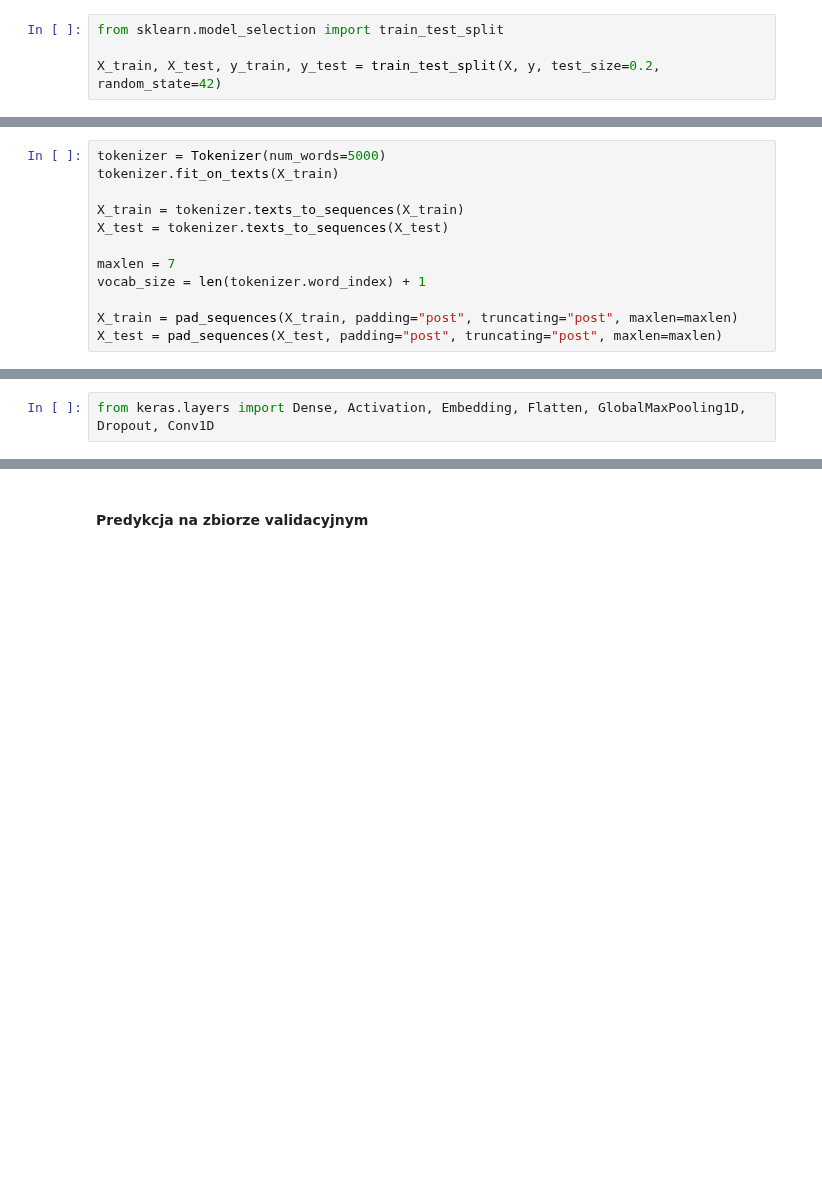
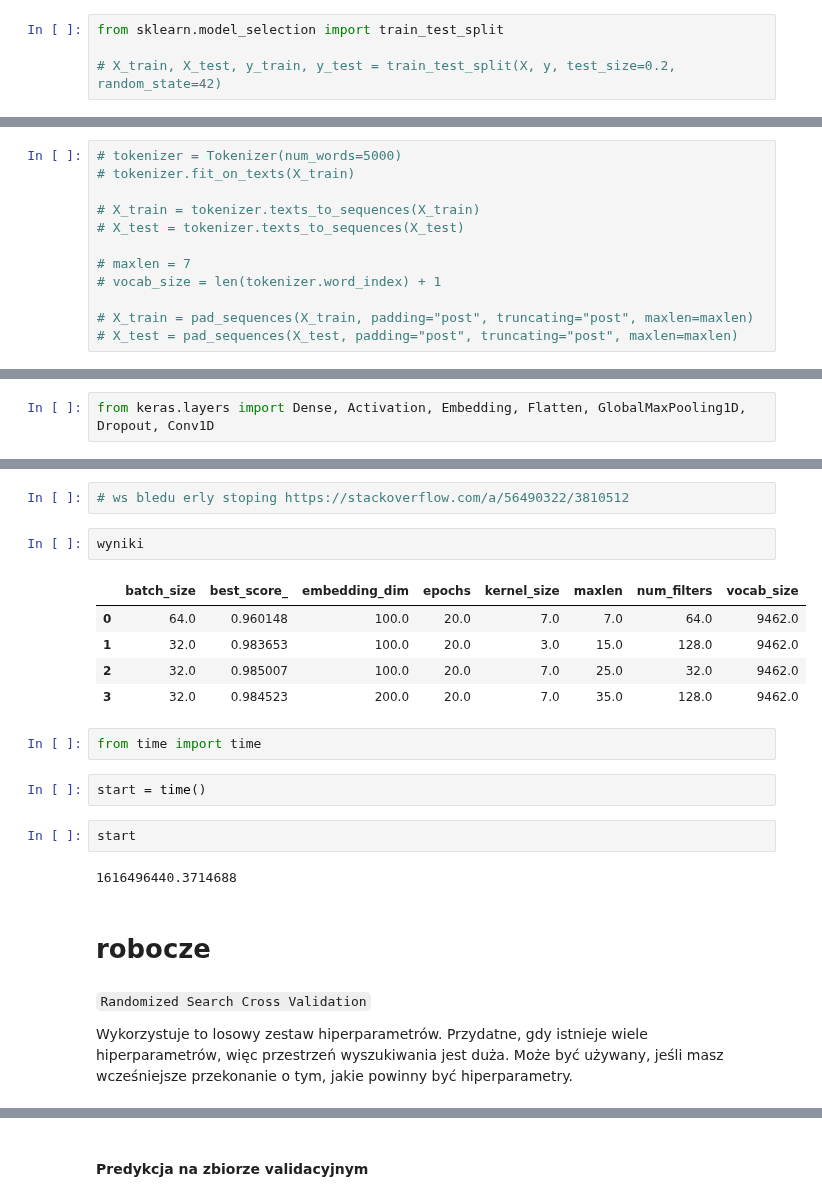
Before and after one commit to ciepielajan/Multi-Class-Classification-NLP, a Jupyter notebook: Detecting_intentions_CNN_KerasClassifier_i_RandomizedSearchCV.ipynb, the cells around one changed output, grey strips where cells are left out. Cells and saved outputs as stored; diff of their text form; blank space fills up the shorter version.

```diff
--- a/Detecting_intentions_CNN_KerasClassifier_i_RandomizedSearchCV.ipynb
+++ b/Detecting_intentions_CNN_KerasClassifier_i_RandomizedSearchCV.ipynb
@@ -110,5 +110,5 @@ X.shape, y.shape
 # %%
 from sklearn.model_selection import train_test_split
 
-X_train, X_test, y_train, y_test = train_test_split(X, y, test_size=0.2, random_state=42)
+# X_train, X_test, y_train, y_test = train_test_split(X, y, test_size=0.2, random_state=42)
 # %%
@@ -121,17 +119,17 @@ X_train.shape, X_test.shape, y_train.shape, y_test.shape
 from keras.preprocessing.sequence import pad_sequences
 from keras.preprocessing.text import Tokenizer
 # %%
-tokenizer = Tokenizer(num_words=5000)
-tokenizer.fit_on_texts(X_train)
+# tokenizer = Tokenizer(num_words=5000)
+# tokenizer.fit_on_texts(X_train)
 
-X_train = tokenizer.texts_to_sequences(X_train)
-X_test = tokenizer.texts_to_sequences(X_test)
+# X_train = tokenizer.texts_to_sequences(X_train)
+# X_test = tokenizer.texts_to_sequences(X_test)
 
-maxlen = 7
-vocab_size = len(tokenizer.word_index) + 1
+# maxlen = 7
+# vocab_size = len(tokenizer.word_index) + 1
 
-X_train = pad_sequences(X_train, padding="post", truncating="post", maxlen=maxlen)
-X_test = pad_sequences(X_test, padding="post", truncating="post", maxlen=maxlen)
+# X_train = pad_sequences(X_train, padding="post", truncating="post", maxlen=maxlen)
+# X_test = pad_sequences(X_test, padding="post", truncating="post", maxlen=maxlen)
 # %% [markdown]
 
 #### `KerasClassifier` i `RandomizedSearchCV`
@@ -154,0 +320,24 @@ def create_model(num_filters, kernel_size, vocab_size, embedding_dim, maxlen):
+# %%
+# ws bledu erly stoping https://stackoverflow.com/a/56490322/3810512
+# %%
+wyniki
+# %% [output]
+|  | batch_size | best_score_ | embedding_dim | epochs | kernel_size | maxlen | num_filters | vocab_size |
+| 0 | 64.0 | 0.960148 | 100.0 | 20.0 | 7.0 | 7.0 | 64.0 | 9462.0 |
+| 1 | 32.0 | 0.983653 | 100.0 | 20.0 | 3.0 | 15.0 | 128.0 | 9462.0 |
+| 2 | 32.0 | 0.985007 | 100.0 | 20.0 | 7.0 | 25.0 | 32.0 | 9462.0 |
+| 3 | 32.0 | 0.984523 | 200.0 | 20.0 | 7.0 | 35.0 | 128.0 | 9462.0 |
+# %%
+from time import time
+# %%
+start = time()
+# %%
+start
+# %% [output]
+1616496440.3714688
+# %% [markdown]
+# robocze
+# %% [markdown]
+`Randomized Search Cross Validation`
+
+Wykorzystuje to losowy zestaw hiperparametrów. Przydatne, gdy istnieje wiele hiperparametrów, więc przestrzeń wyszukiwania jest duża. Może być używany, jeśli masz wcześniejsze przekonanie o tym, jakie powinny być hiperparametry.
```
Also changed, not shown: parts of 35 cells of this notebook.
